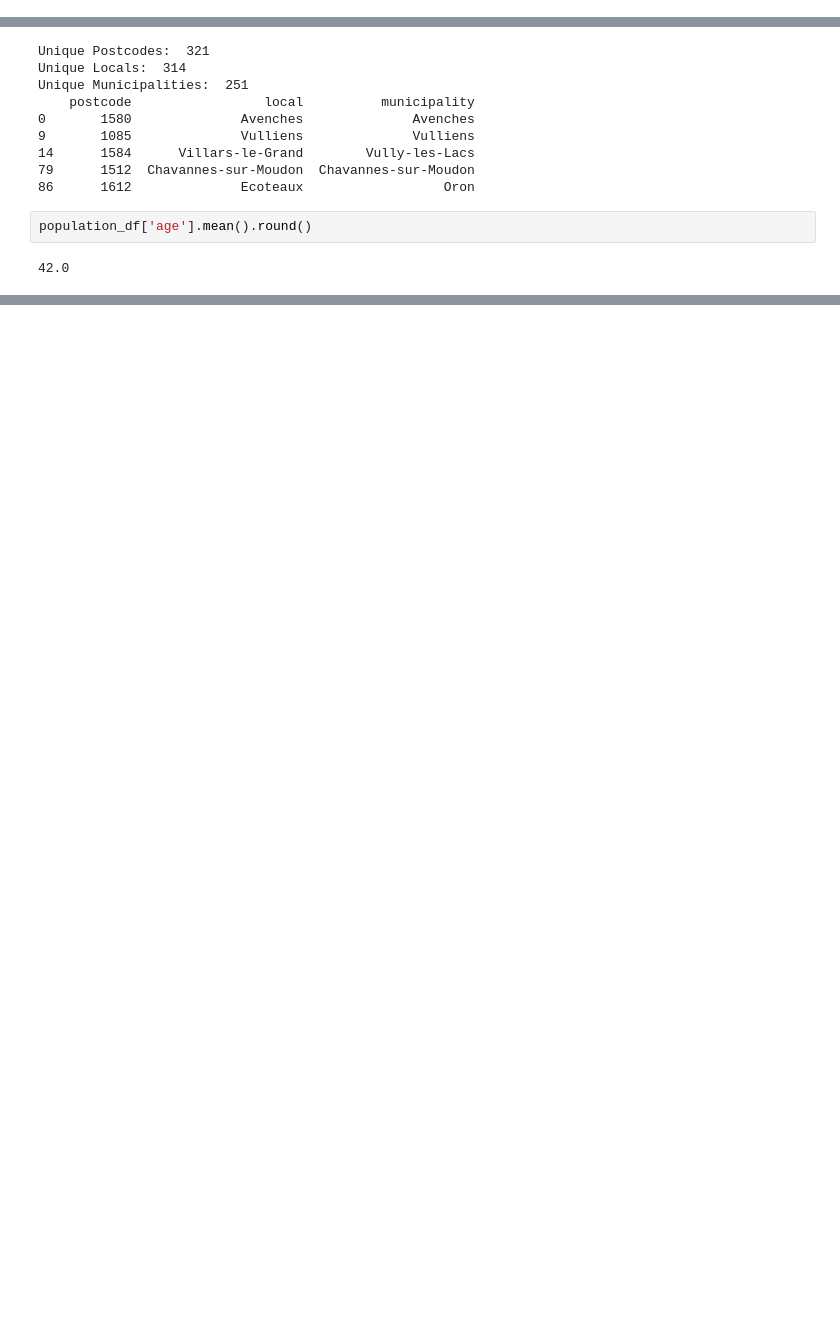
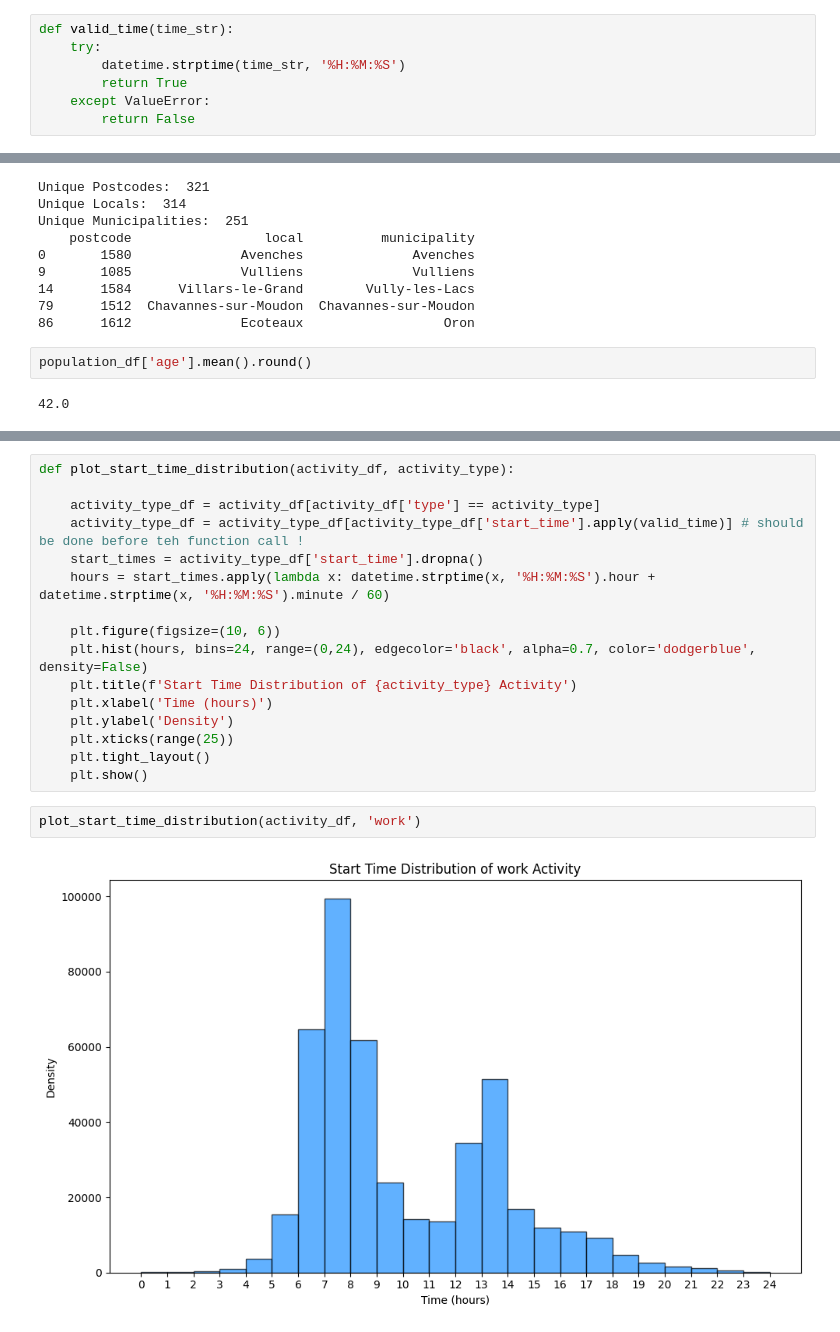
Before and after one commit to phellich/scheduling, a Jupyter notebook: explore.ipynb, the cells around one changed output, grey strips where cells are left out. Drawn from its saved outputs; the diff is of its cells as text; blank space fills up the shorter version.

Commit message:
some usefull functions

```diff
--- a/explore.ipynb
+++ b/explore.ipynb
@@ -24,3 +46,10 @@ trip_df = read_gzipped_csv(trip_file)
+# %%
+def valid_time(time_str):
+    try:
+        datetime.strptime(time_str, '%H:%M:%S')
+        return True
+    except ValueError:
+        return False
 # %%
 print("Activity Data:")
 print(activity_df.info())
@@ -221,0 +299,20 @@ population_df['age'].mean().round()
+# %%
+def plot_start_time_distribution(activity_df, activity_type):
+
+    activity_type_df = activity_df[activity_df['type'] == activity_type]
+    activity_type_df = activity_type_df[activity_type_df['start_time'].apply(valid_time)] # should be done before teh function call !
+    start_times = activity_type_df['start_time'].dropna()
+    hours = start_times.apply(lambda x: datetime.strptime(x, '%H:%M:%S').hour + datetime.strptime(x, '%H:%M:%S').minute / 60)
+
+    plt.figure(figsize=(10, 6))
+    plt.hist(hours, bins=24, range=(0,24), edgecolor='black', alpha=0.7, color='dodgerblue', density=False)
+    plt.title(f'Start Time Distribution of {activity_type} Activity')
+    plt.xlabel('Time (hours)')
+    plt.ylabel('Density')
+    plt.xticks(range(25))
+    plt.tight_layout()
+    plt.show()
+# %%
+plot_start_time_distribution(activity_df, 'work')
+# %% [output]
+[figure, added]
```
Also changed, not shown: parts of 11 cells of this notebook.
